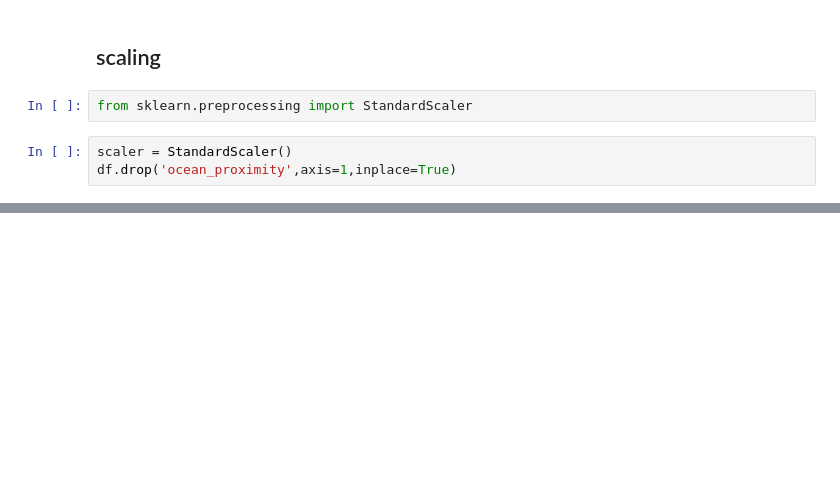
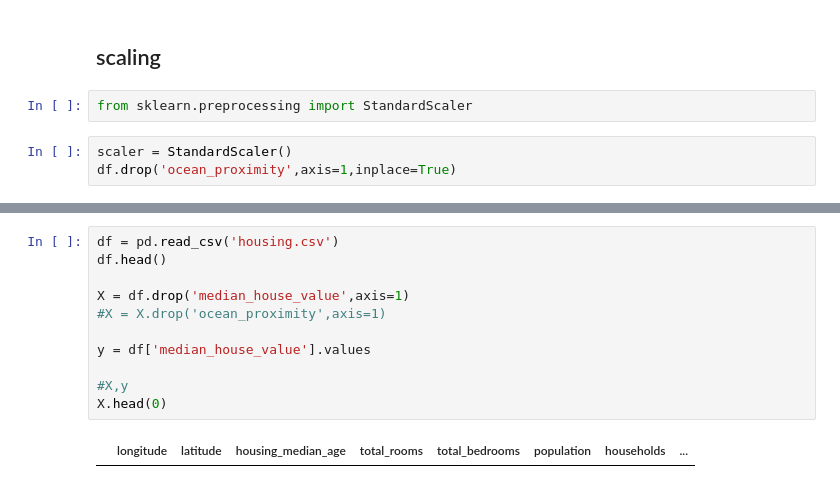
Before and after one commit to meitalis/meitalis_repository, a Jupyter notebook: samples/MachineLearning/housing.ipynb, the cells around one changed output, grey strips where cells are left out. Saved outputs shown, nothing was run; the diff lists cells and outputs as text; blank space fills up the shorter version.

```diff
--- a/samples/MachineLearning/housing.ipynb
+++ b/samples/MachineLearning/housing.ipynb
@@ -167,0 +252,13 @@ array([[ 2.34476576],
+# %%
+df = pd.read_csv('housing.csv')
+df.head()
+
+X = df.drop('median_house_value',axis=1)
+#X = X.drop('ocean_proximity',axis=1)
+
+y = df['median_house_value'].values
+
+#X,y
+X.head(0)
+# %% [output]
+|  | longitude | latitude | housing_median_age | total_rooms | total_bedrooms | population | households | ... |
```
Also changed, not shown: parts of 46 cells of this notebook.
